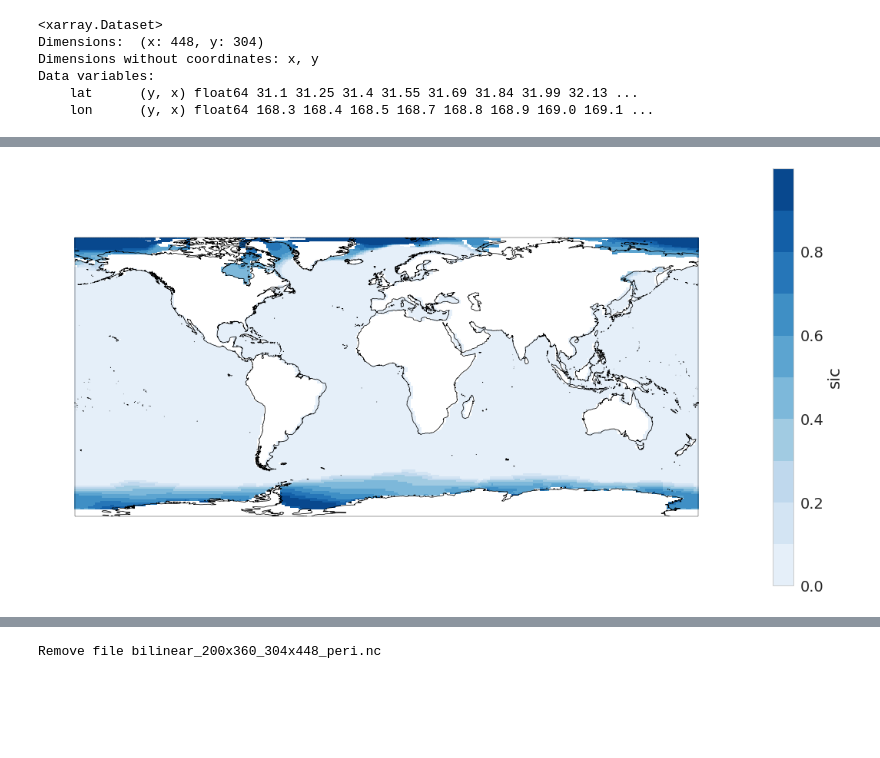
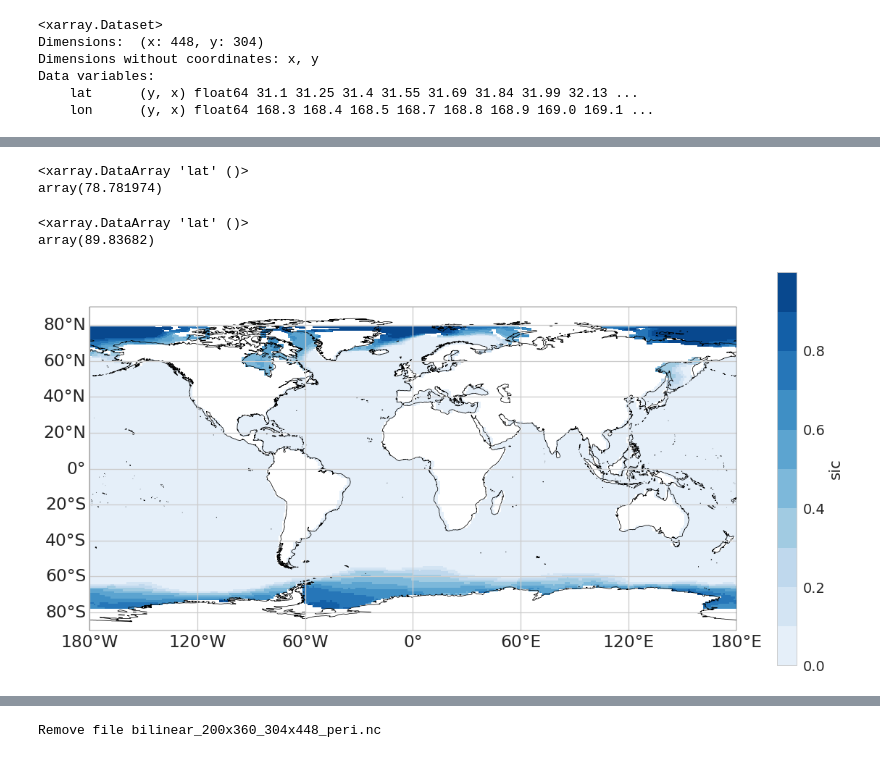
Before and after one commit to NicWayand/ESIO, a Jupyter notebook: Regrid_GFDL.ipynb, the cells around one changed output, grey strips where cells are left out. Saved outputs shown, nothing was run; the diff lists cells and outputs as text; code cells hidden in the pictures; blank space fills up the shorter version.

Commit message:
update figures

```diff
--- a/Regrid_GFDL.ipynb
+++ b/Regrid_GFDL.ipynb
@@ -16,7 +19,8 @@ sns.set_context("talk", font_scale=1.5, rc={"lines.linewidth": 2.5})
 # %%
 # Data dir
 data_dir = r'/home/disk/sipn/nicway/data/model/nmme/test'
-cfile = 'sic_OImon_GFDL-FLORB01_FLORB01-P1-ECDA-v3.1-062014_r9i1p1_201406-201505.nc'
+# cfile = 'sic_OImon_GFDL-FLORB01_FLORB01-P1-ECDA-v3.1-062014_r9i1p1_201406-201505.nc'
+cfile = 'sic_OImon_GFDL-FLORB01_FLORB01-P1-ECDA-v3.1-041980_r2i1p1_198004-198103.nc'
 file_in = os.path.join(data_dir, cfile)
 # %%
 # Open Data
@@ -63,3 +147,13 @@ Create weight file: bilinear_200x360_304x448_peri.nc
+# %%
+sic.lat.max()
+# %% [output]
+<xarray.DataArray 'lat' ()>
+array(78.781974)
+# %%
+sic_out.lat.max()
+# %% [output]
+<xarray.DataArray 'lat' ()>
+array(89.83682)
 # %%
 # Set up plotting info
 cmap_sic = matplotlib.colors.ListedColormap(sns.color_palette("Blues", 10))
@@ -67,13 +161,19 @@ cmap_sic.set_bad(color = 'lightgrey')
 # %%
 # Plot original projection
 plt.figure(figsize=(20,10))
 ax1 = plt.axes(projection=ccrs.PlateCarree())
 sic.mean(dim='time').plot.pcolormesh(ax=ax1, x='lon', y='lat',
                                  vmin=sic.min().values, vmax=sic.max().values,
                                  cmap=matplotlib.colors.ListedColormap(sns.color_palette("Blues", 10)));
+ax1.set_extent([-180, 180, -90, 90], crs=ccrs.PlateCarree())
+gl = ax1.gridlines(crs=ccrs.PlateCarree(), linestyle='-')
+gl.xlabels_bottom = True
+gl.ylabels_left = True
+gl.xformatter = LONGITUDE_FORMATTER
+gl.yformatter = LATITUDE_FORMATTER
 ax1.coastlines(linewidth=0.75, color='black', resolution='50m');
 # %% [output]
-[figure, old version]
+[figure, new version]
 # %%
 # Plot SIC on target projection
 plt.figure(figsize=(10,8));
```
Also changed, not shown: parts of 12 cells of this notebook.
